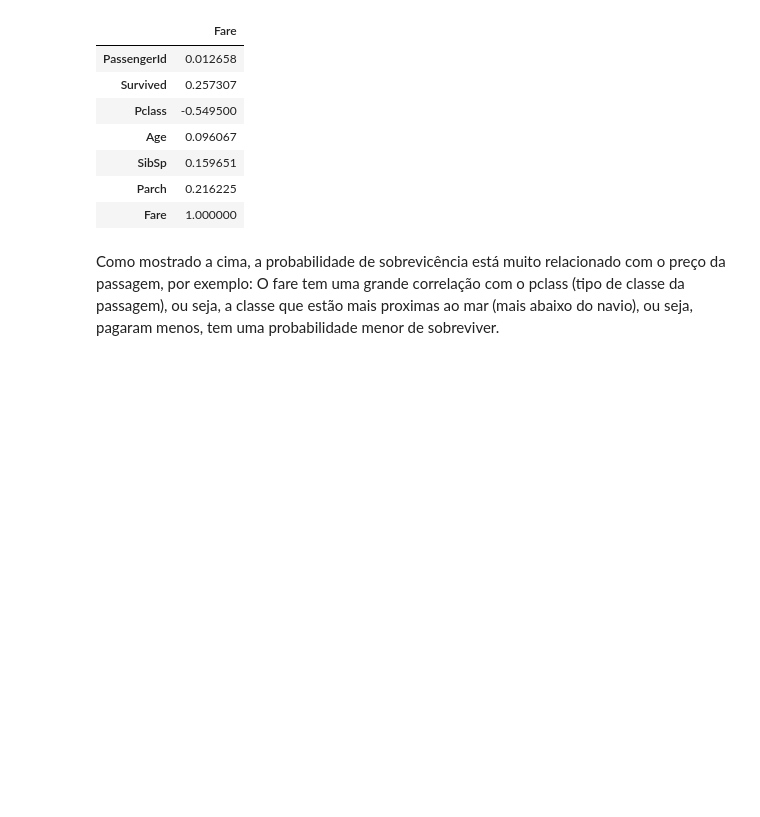
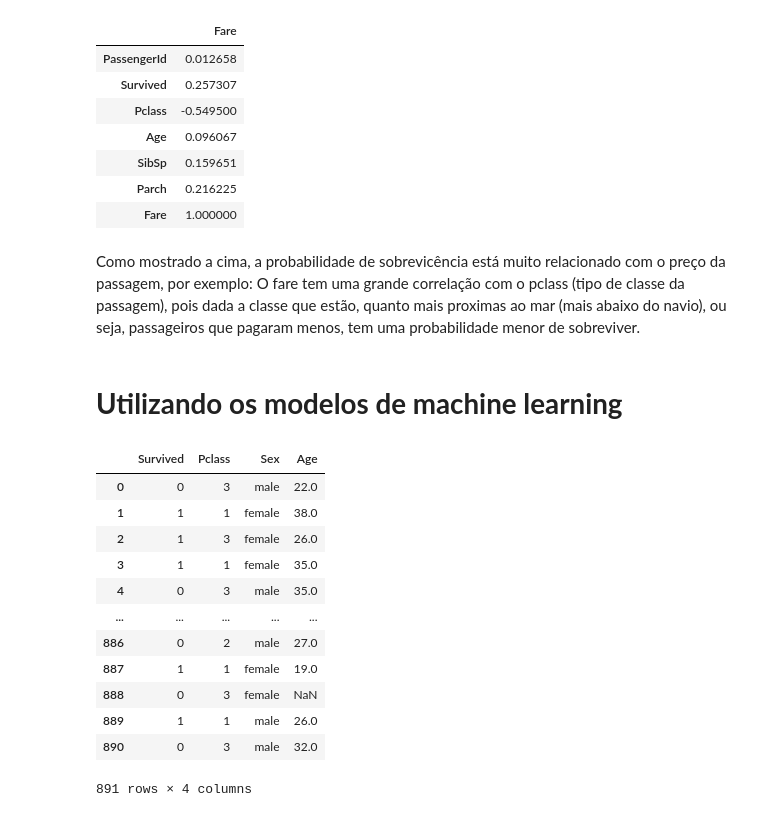
Before and after one commit to J-Ternes/Calculator-in-Python-Simple-, a Jupyter notebook: Projeto_Final.ipynb, the cells around one changed output. Drawn from its saved outputs; the diff is of its cells as text; code cells hidden in the pictures; blank space fills up the shorter version.

```diff
--- a/Projeto_Final.ipynb
+++ b/Projeto_Final.ipynb
@@ -301,4 +304,10 @@ df.corr()[['Fare']]
 | Parch | 0.216225 |
 | Fare | 1.000000 |
 # %% [markdown]
-Como mostrado a cima, a probabilidade de sobrevicência está muito relacionado com o preço da passagem, por exemplo: O fare tem uma grande correlação com o pclass (tipo de classe da passagem), ou seja, a classe que estão mais proximas ao mar (mais abaixo do navio), ou seja, pagaram menos, tem uma probabilidade menor de sobreviver.
+Como mostrado a cima, a probabilidade de sobrevicência está muito relacionado com o preço da passagem, por exemplo: O fare tem uma grande correlação com o pclass (tipo de classe da passagem), pois dada a classe que estão, quanto mais proximas ao mar (mais abaixo do navio), ou seja, passageiros que pagaram menos, tem uma probabilidade menor de sobreviver.
+# %% [markdown]
+
+# **Utilizando os modelos de machine learning**
+# %%
+#Atribuimos dataframe em df2.
+df2 = df
@@ -304,0 +317,17 @@ Como mostrado a cima, a probabilidade de sobrevicência está muito relacionado
+# %%
+#Analisando nossa base de dados.
+df2
+# %% [output]
+|  | Survived | Pclass | Sex | Age |
+| 0 | 0 | 3 | male | 22.0 |
+| 1 | 1 | 1 | female | 38.0 |
+| 2 | 1 | 3 | female | 26.0 |
+| 3 | 1 | 1 | female | 35.0 |
+| 4 | 0 | 3 | male | 35.0 |
+| ... | ... | ... | ... | ... |
+| 886 | 0 | 2 | male | 27.0 |
+| 887 | 1 | 1 | female | 19.0 |
+| 888 | 0 | 3 | female | NaN |
+| 889 | 1 | 1 | male | 26.0 |
+| 890 | 0 | 3 | male | 32.0 |
+891 rows × 4 columns
```
Also changed, not shown: parts of 38 cells of this notebook.
